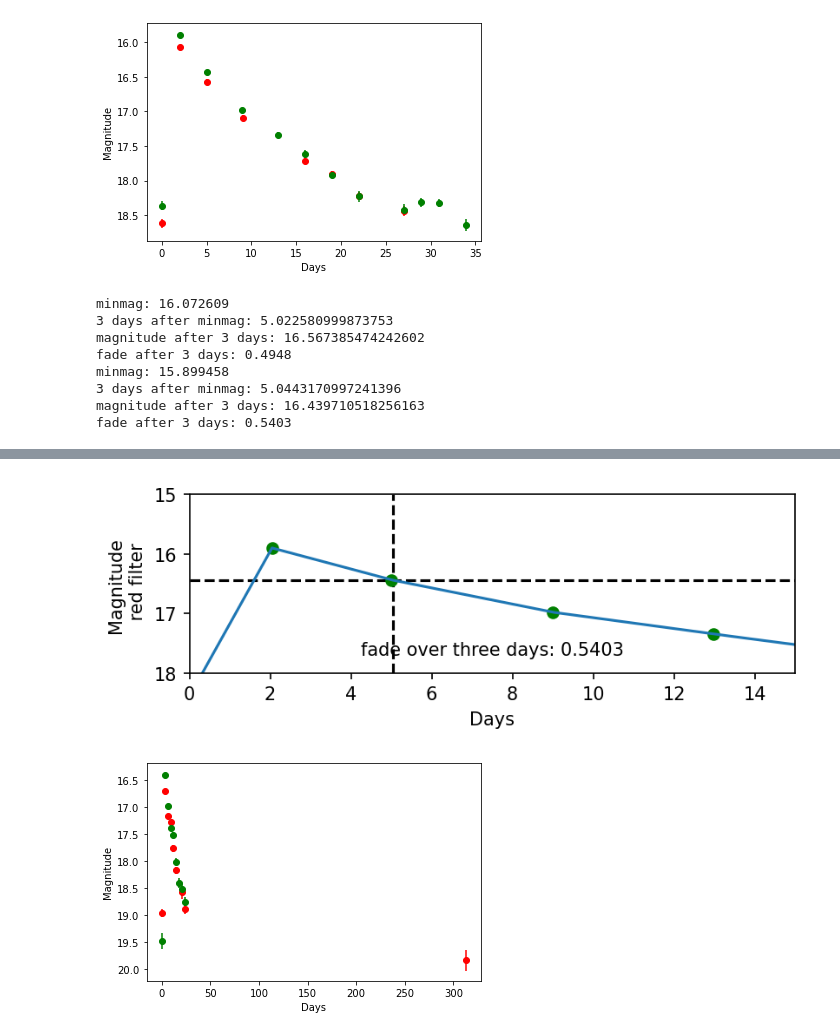
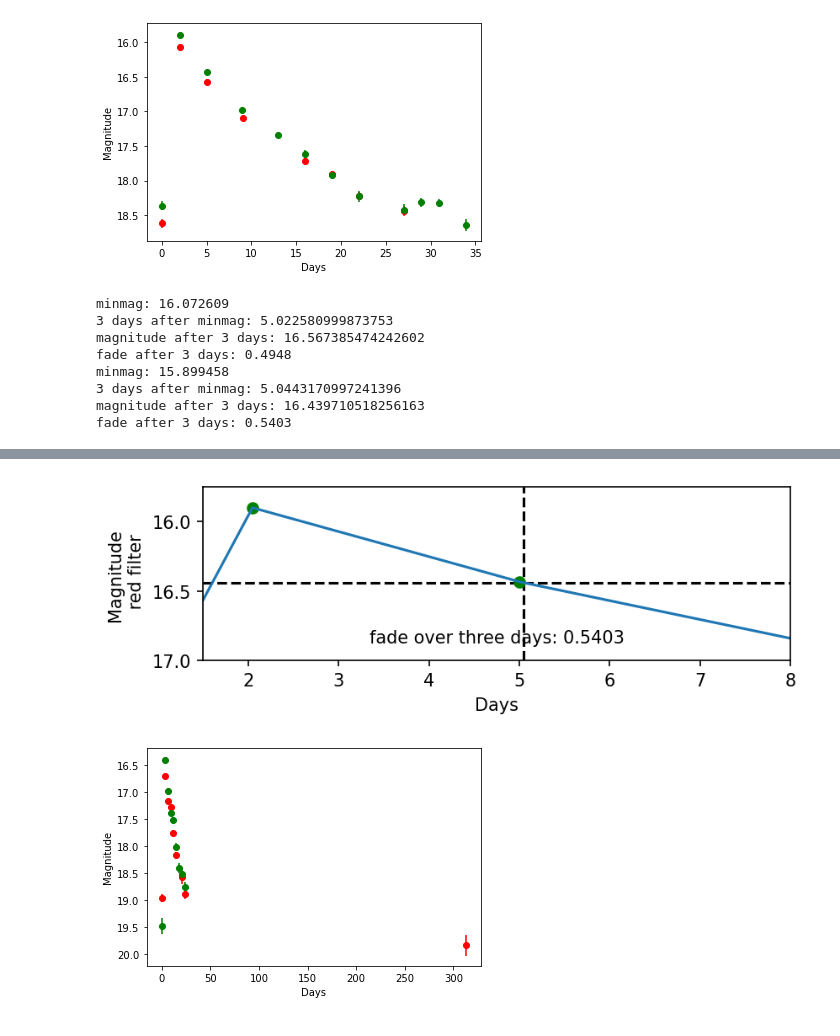
Before and after one commit to magerhart/Summer-Research, a Jupyter notebook: Fade 3 days after peak plots.ipynb, the cells around one changed output, grey strips where cells are left out. Cells and saved outputs as stored; diff of their text form; code cells hidden in the pictures.

```diff
--- a/Fade 3 days after peak plots.ipynb
+++ b/Fade 3 days after peak plots.ipynb
@@ -2468,7 +2468,7 @@ ax2.text(0.5, 0.1, textstr, ha='center', transform=ax2.transAxes)
 #formatting axes
 ax1.get_shared_x_axes().join(ax1,ax2)
 ax1.get_shared_y_axes().join(ax1,ax2)
-plt.axis([0, 15, 18, 15])
+plt.axis([1.5, 8, 17, 15.75])
 plt.show()
 # %% [output]
 minmag: 16.072609
@@ -2483,4 +2483,4 @@ fade after 3 days: 0.5403
-[figure, old version]
+[figure, new version]
 # %%
 CV_15 = pd.read_csv("C:\\Users\\marya\\Downloads\\ZTF18absnibc_20220616\\detections_ZTF18absnibc.csv")
 plotname = CV_15
```
Also changed, not shown: parts of 23 cells of this notebook.
